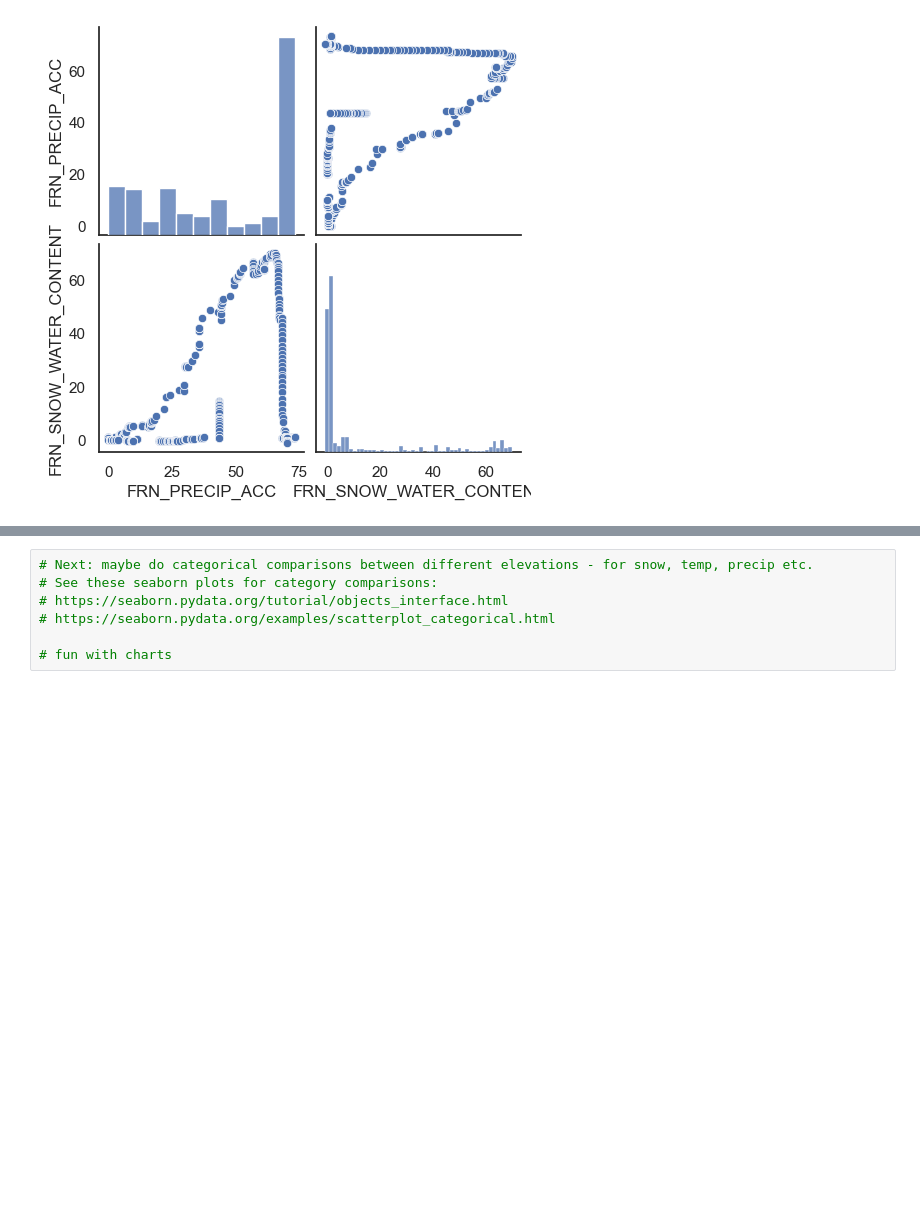
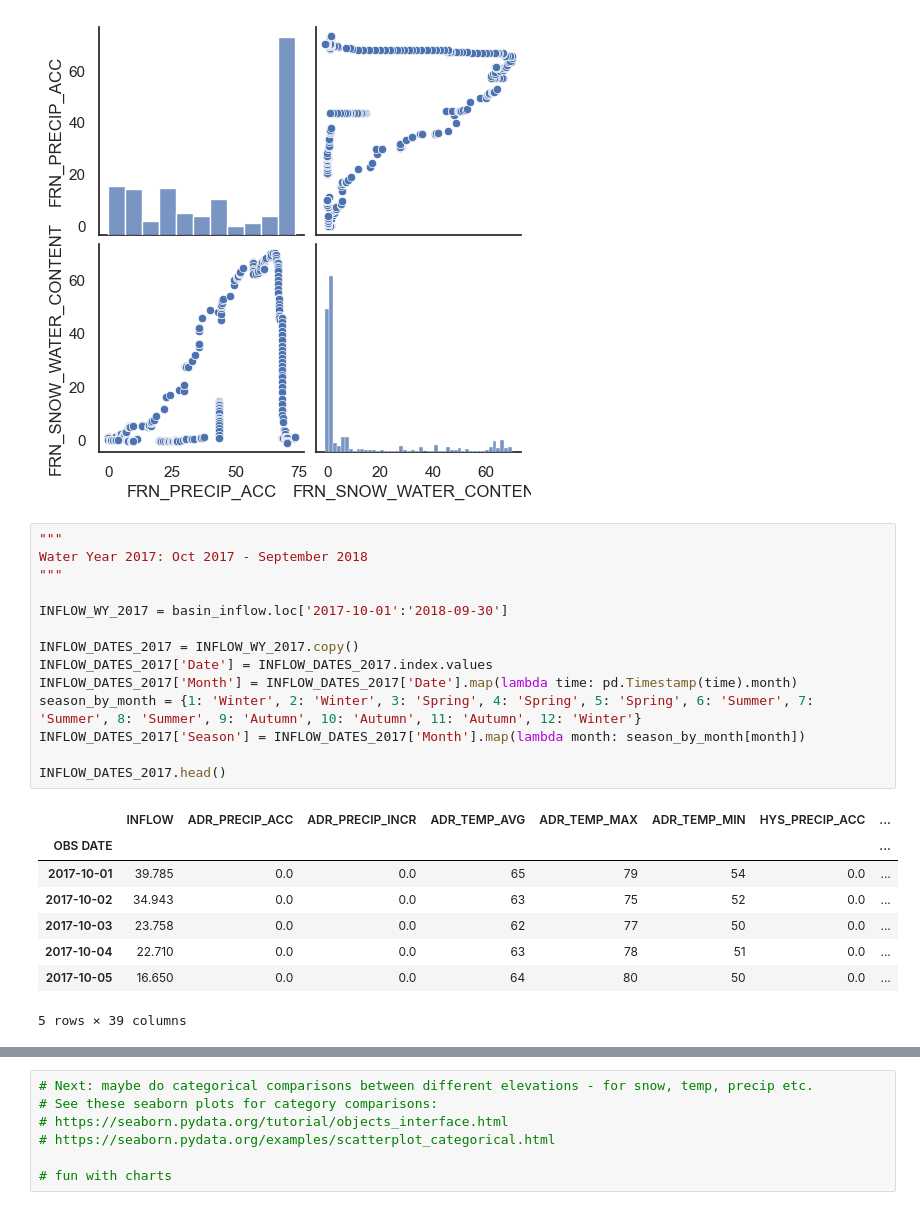
Before and after one commit to lauren-alexandra/basin-inflow-dnn, a Jupyter notebook: EDA.ipynb, the cells around one changed output, grey strips where cells are left out. Drawn from its saved outputs; the diff is of its cells as text; blank space fills up the shorter version.

```diff
--- a/EDA.ipynb
+++ b/EDA.ipynb
@@ -216,4 +217,27 @@ sns.pairplot(FRN_2016_2018)
 # %% [output]
 <seaborn.axisgrid.PairGrid at 0x...>
 [figure]
+# %%
+"""
+Water Year 2017: Oct 2017 - September 2018
+"""
+
+INFLOW_WY_2017 = basin_inflow.loc['2017-10-01':'2018-09-30']
+
+INFLOW_DATES_2017 = INFLOW_WY_2017.copy()
+INFLOW_DATES_2017['Date'] = INFLOW_DATES_2017.index.values
+INFLOW_DATES_2017['Month'] = INFLOW_DATES_2017['Date'].map(lambda time: pd.Timestamp(time).month)
+season_by_month = {1: 'Winter', 2: 'Winter', 3: 'Spring', 4: 'Spring', 5: 'Spring', 6: 'Summer', 7: 'Summer', 8: 'Summer', 9: 'Autumn', 10: 'Autumn', 11: 'Autumn', 12: 'Winter'}
+INFLOW_DATES_2017['Season'] = INFLOW_DATES_2017['Month'].map(lambda month: season_by_month[month])
+
+INFLOW_DATES_2017.head()
+# %% [output]
+|  | INFLOW | ADR_PRECIP_ACC | ADR_PRECIP_INCR | ADR_TEMP_AVG | ADR_TEMP_MAX | ADR_TEMP_MIN | HYS_PRECIP_ACC | ... |
+| OBS DATE |  |  |  |  |  |  |  | ... |
+| 2017-10-01 | 39.785 | 0.0 | 0.0 | 65 | 79 | 54 | 0.0 | ... |
+| 2017-10-02 | 34.943 | 0.0 | 0.0 | 63 | 75 | 52 | 0.0 | ... |
+| 2017-10-03 | 23.758 | 0.0 | 0.0 | 62 | 77 | 50 | 0.0 | ... |
+| 2017-10-04 | 22.710 | 0.0 | 0.0 | 63 | 78 | 51 | 0.0 | ... |
+| 2017-10-05 | 16.650 | 0.0 | 0.0 | 64 | 80 | 50 | 0.0 | ... |
+5 rows × 39 columns
 # %%
```
Also changed, not shown: parts of 10 cells of this notebook.
